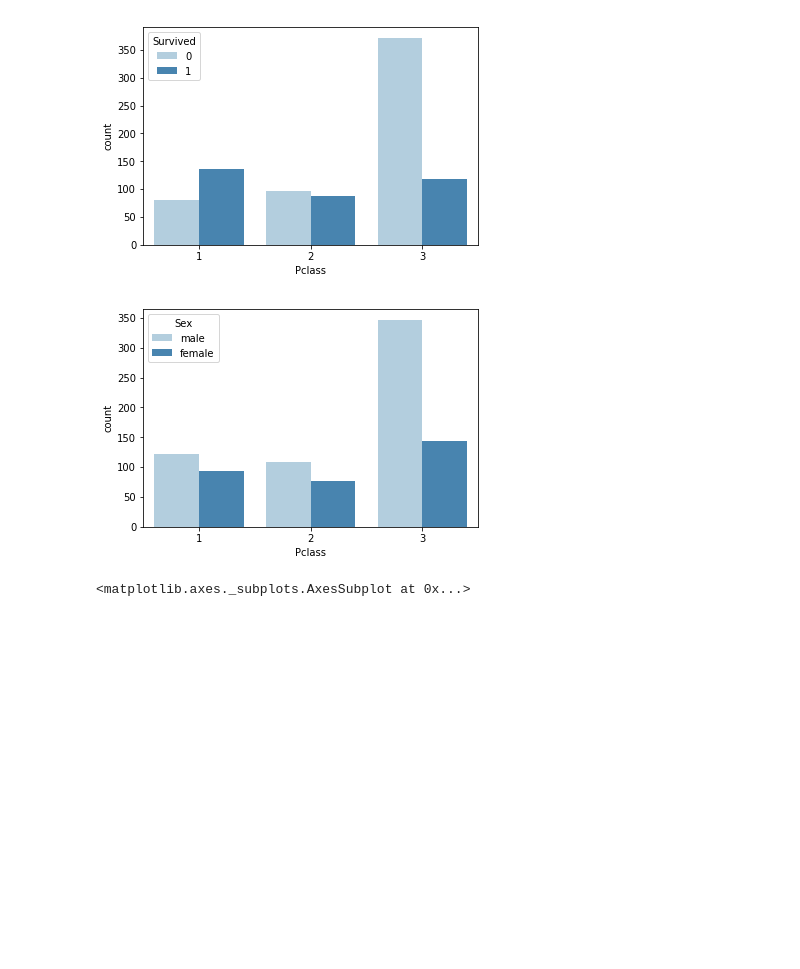
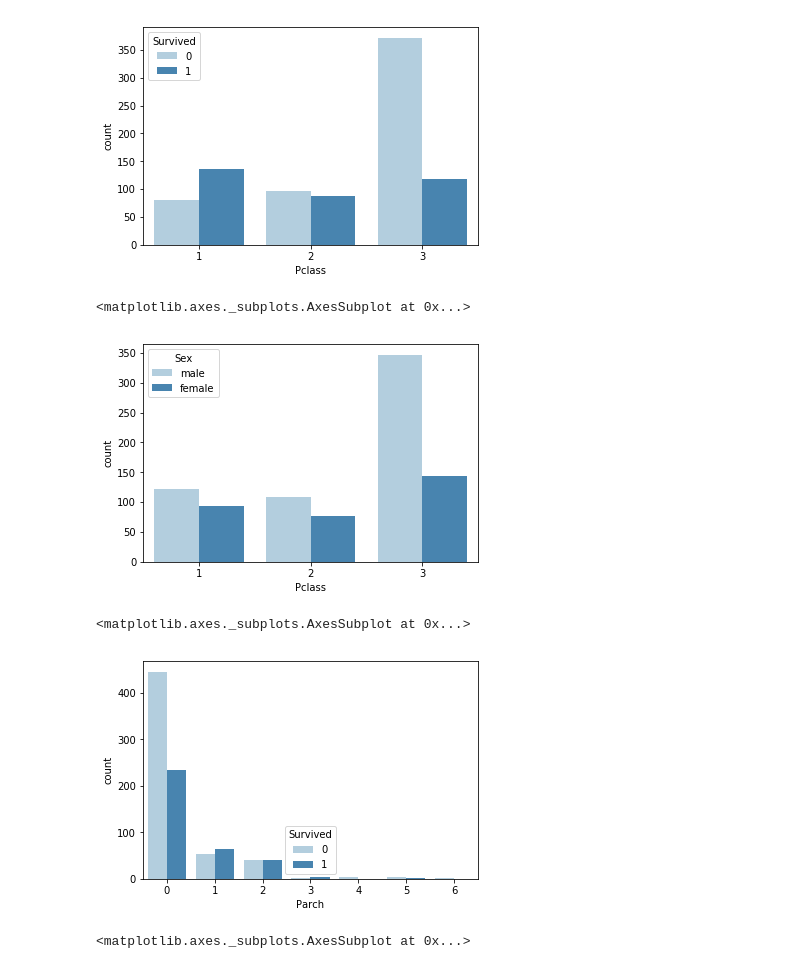
Before and after one commit to k-zhan/Survival-Classifier, a Jupyter notebook: titanic.ipynb, the cells around one changed output. Saved outputs shown, nothing was run; the diff lists cells and outputs as text; code cells hidden in the pictures; blank space fills up the shorter version.

```diff
--- a/titanic.ipynb
+++ b/titanic.ipynb
@@ -32,0 +56,13 @@ train_data.describe()
+# %%
+def convert_age(age):
+    if age <= 33:
+        return 1
+    elif age > 33 and age <= 66:
+        return 2
+    else:
+        return 3
+
+train_data["Age"] = train_data["Age"].apply(convert_age)
+# %%
+p = {1:'1st',2:'2nd',3:'3rd'}
+train_data['Age'] = train_data['Age'].map(p)
@@ -47,9 +101,15 @@ sns.countplot(x = "Pclass", hue ="Survived",data = train_data, palette = "Blues"
 # %% [output]
 [figure]
 # %%
-sns.countplot(x = "Pclass", hue ="Sex",data = train_data, palette = "Blues");
+sns.countplot(x = "Pclass", hue ="Sex",data = train_data, palette = "Blues")
 # %% [output]
+<matplotlib.axes._subplots.AxesSubplot at 0x...>
 [figure]
+# %%
+sns.countplot(x = "Parch", hue ="Survived",data = train_data, palette = "Blues")
+# %% [output]
+<matplotlib.axes._subplots.AxesSubplot at 0x...>
+[figure, added]
 # %%
 sns.barplot(x = "Embarked", y = "Survived", data = train_data)
 # %% [output]
```
Also changed, not shown: parts of 18 cells of this notebook.
